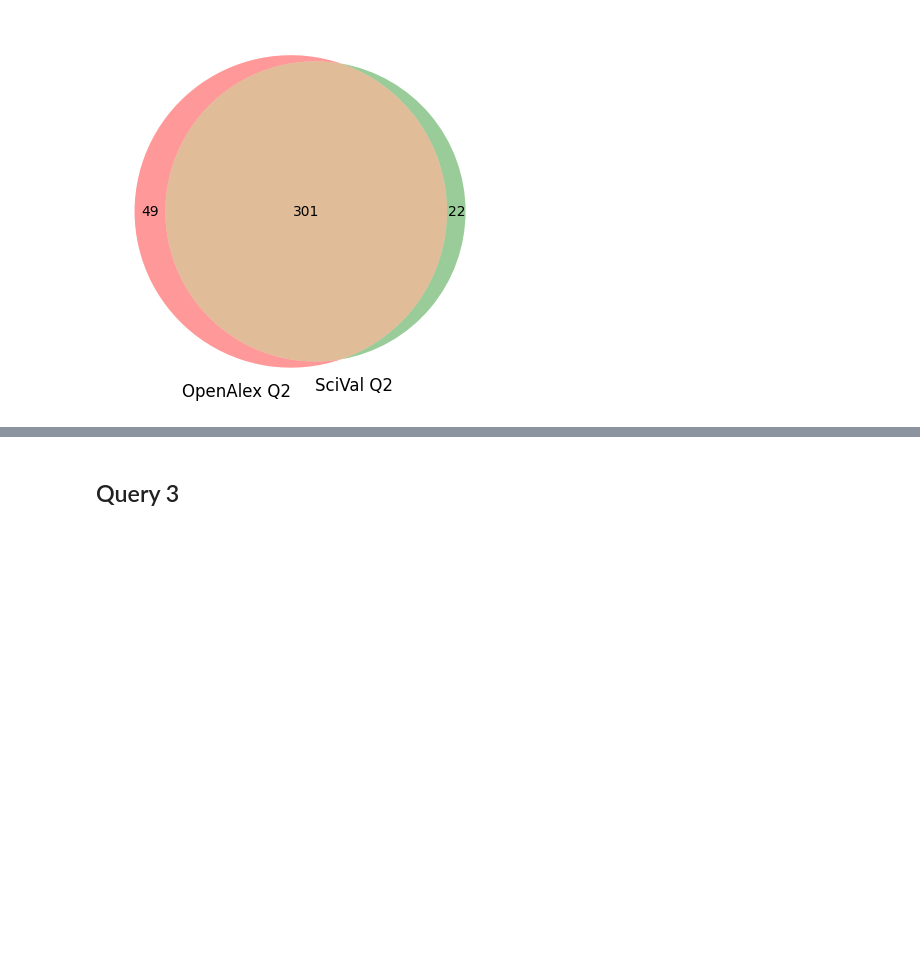
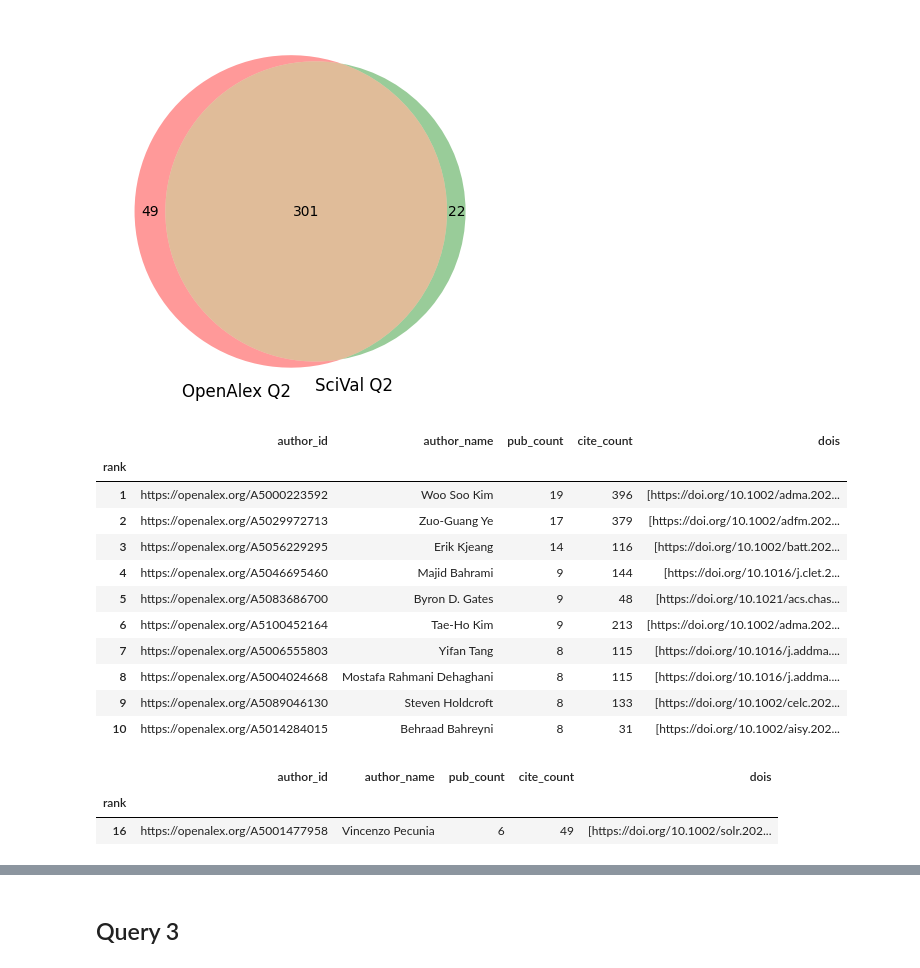
Before and after one commit to taniapoc/openalex-analysis, a Jupyter notebook: cerc_oa_works_vs_scival_query.ipynb, the cells around one changed output, grey strips where cells are left out. Drawn from its saved outputs; the diff is of its cells as text; code cells hidden in the pictures; blank space fills up the shorter version.

```diff
--- a/cerc_oa_works_vs_scival_query.ipynb
+++ b/cerc_oa_works_vs_scival_query.ipynb
@@ -165,3 +456,26 @@ q2_comp = venn2(
 )
 # %% [output]
 [figure]
+# %%
+sfu_author_rankings_oa2 = get_sfu_author_rankings(q2_oa_raw)
+sfu_author_rankings_oa2.head(10)
+# %% [output]
+|  | author_id | author_name | pub_count | cite_count | dois |
+| rank |  |  |  |  |  |
+| 1 | https://openalex.org/A5000223592 | Woo Soo Kim | 19 | 396 | [https://doi.org/10.1002/adma.202... |
+| 2 | https://openalex.org/A5029972713 | Zuo‐Guang Ye | 17 | 379 | [https://doi.org/10.1002/adfm.202... |
+| 3 | https://openalex.org/A5056229295 | Erik Kjeang | 14 | 116 | [https://doi.org/10.1002/batt.202... |
+| 4 | https://openalex.org/A5046695460 | Majid Bahrami | 9 | 144 | [https://doi.org/10.1016/j.clet.2... |
+| 5 | https://openalex.org/A5083686700 | Byron D. Gates | 9 | 48 | [https://doi.org/10.1021/acs.chas... |
+| 6 | https://openalex.org/A5100452164 | Tae‐Ho Kim | 9 | 213 | [https://doi.org/10.1002/adma.202... |
+| 7 | https://openalex.org/A5006555803 | Yifan Tang | 8 | 115 | [https://doi.org/10.1016/j.addma.... |
+| 8 | https://openalex.org/A5004024668 | Mostafa Rahmani Dehaghani | 8 | 115 | [https://doi.org/10.1016/j.addma.... |
+| 9 | https://openalex.org/A5089046130 | Steven Holdcroft | 8 | 133 | [https://doi.org/10.1002/celc.202... |
+| 10 | https://openalex.org/A5014284015 | Behraad Bahreyni | 8 | 31 | [https://doi.org/10.1002/aisy.202... |
+# %%
+# gary g wang, fahmid kabir, vincenzo pecunia
+sfu_author_rankings_oa2[sfu_author_rankings_oa2['author_name'].str.contains('Pecunia')]
+# %% [output]
+|  | author_id | author_name | pub_count | cite_count | dois |
+| rank |  |  |  |  |  |
+| 16 | https://openalex.org/A5001477958 | Vincenzo Pecunia | 6 | 49 | [https://doi.org/10.1002/solr.202... |
```
Also changed, not shown: parts of 14 cells of this notebook, 25 other files.
